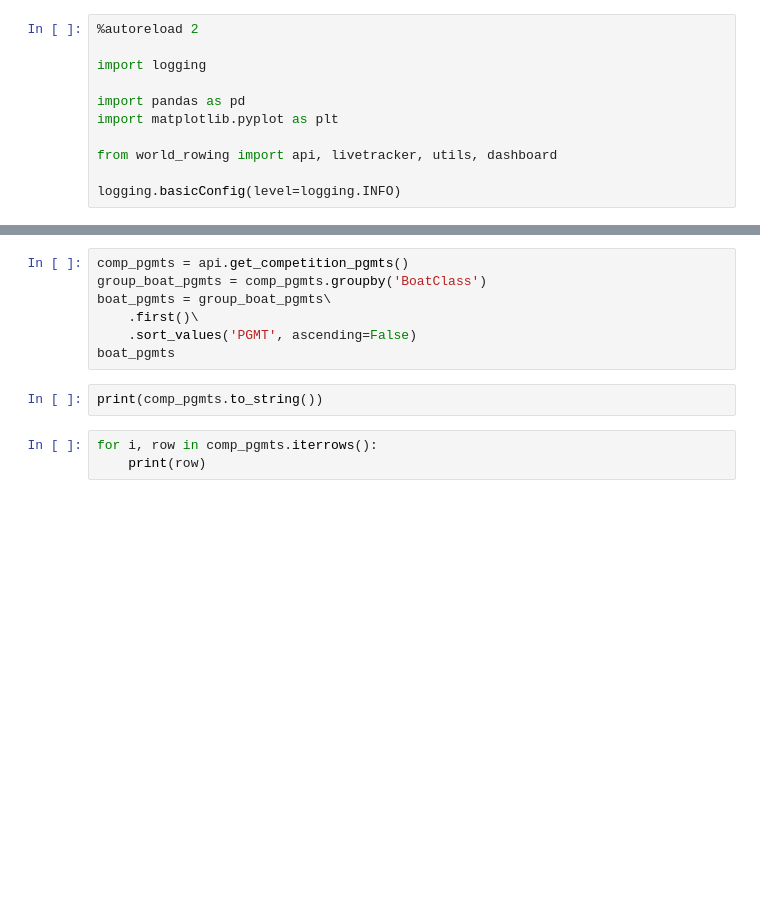
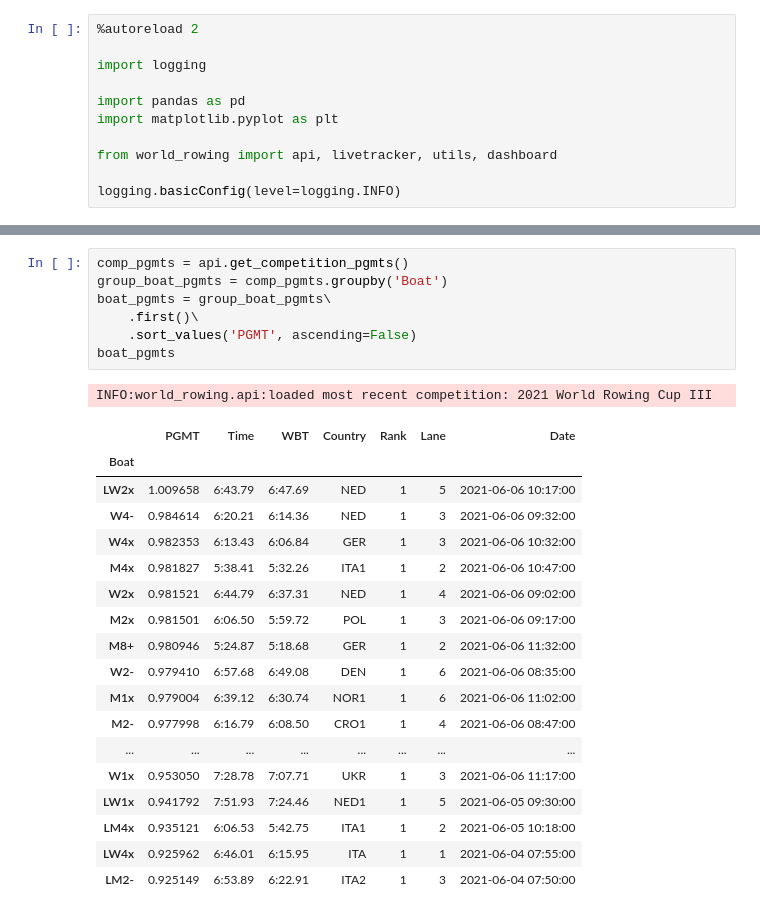
Before and after one commit to matthewghgriffiths/rowing, a Jupyter notebook: Live tracking example.ipynb, the cells around one changed output, grey strips where cells are left out. Saved outputs shown, nothing was run; the diff lists cells and outputs as text; blank space fills up the shorter version.

```diff
--- a/Live tracking example.ipynb
+++ b/Live tracking example.ipynb
@@ -60,15 +47,30 @@ dash.fig
 # %%
 comp_pgmts = api.get_competition_pgmts()
-group_boat_pgmts = comp_pgmts.groupby('BoatClass')
+group_boat_pgmts = comp_pgmts.groupby('Boat')
 boat_pgmts = group_boat_pgmts\
     .first()\
     .sort_values('PGMT', ascending=False)
 boat_pgmts
+# %% [output]
+INFO:world_rowing.api:loaded most recent competition: 2021 World Rowing Cup III
+|  | PGMT | Time | WBT | Country | Rank | Lane | Date |
+| Boat |  |  |  |  |  |  |  |
+| LW2x | 1.009658 | 6:43.79 | 6:47.69 | NED | 1 | 5 | 2021-06-06 10:17:00 |
+| W4- | 0.984614 | 6:20.21 | 6:14.36 | NED | 1 | 3 | 2021-06-06 09:32:00 |
+| W4x | 0.982353 | 6:13.43 | 6:06.84 | GER | 1 | 3 | 2021-06-06 10:32:00 |
+| M4x | 0.981827 | 5:38.41 | 5:32.26 | ITA1 | 1 | 2 | 2021-06-06 10:47:00 |
+| W2x | 0.981521 | 6:44.79 | 6:37.31 | NED | 1 | 4 | 2021-06-06 09:02:00 |
+| M2x | 0.981501 | 6:06.50 | 5:59.72 | POL | 1 | 3 | 2021-06-06 09:17:00 |
+| M8+ | 0.980946 | 5:24.87 | 5:18.68 | GER | 1 | 2 | 2021-06-06 11:32:00 |
+| W2- | 0.979410 | 6:57.68 | 6:49.08 | DEN | 1 | 6 | 2021-06-06 08:35:00 |
+| M1x | 0.979004 | 6:39.12 | 6:30.74 | NOR1 | 1 | 6 | 2021-06-06 11:02:00 |
+| M2- | 0.977998 | 6:16.79 | 6:08.50 | CRO1 | 1 | 4 | 2021-06-06 08:47:00 |
+| ... | ... | ... | ... | ... | ... | ... | ... |
+| W1x | 0.953050 | 7:28.78 | 7:07.71 | UKR | 1 | 3 | 2021-06-06 11:17:00 |
+| LW1x | 0.941792 | 7:51.93 | 7:24.46 | NED1 | 1 | 5 | 2021-06-05 09:30:00 |
+| LM4x | 0.935121 | 6:06.53 | 5:42.75 | ITA1 | 1 | 2 | 2021-06-05 10:18:00 |
+| LW4x | 0.925962 | 6:46.01 | 6:15.95 | ITA | 1 | 1 | 2021-06-04 07:55:00 |
+| LM2- | 0.925149 | 6:53.89 | 6:22.91 | ITA2 | 1 | 3 | 2021-06-04 07:50:00 |
-# %%
-print(comp_pgmts.to_string())
-# %%
-for i, row in comp_pgmts.iterrows():
-    print(row)
 # %%
 f, ax = plt.subplots(figsize=(12, 8))
 
```
Also changed, not shown: parts of 5 cells of this notebook, 2 other files.
